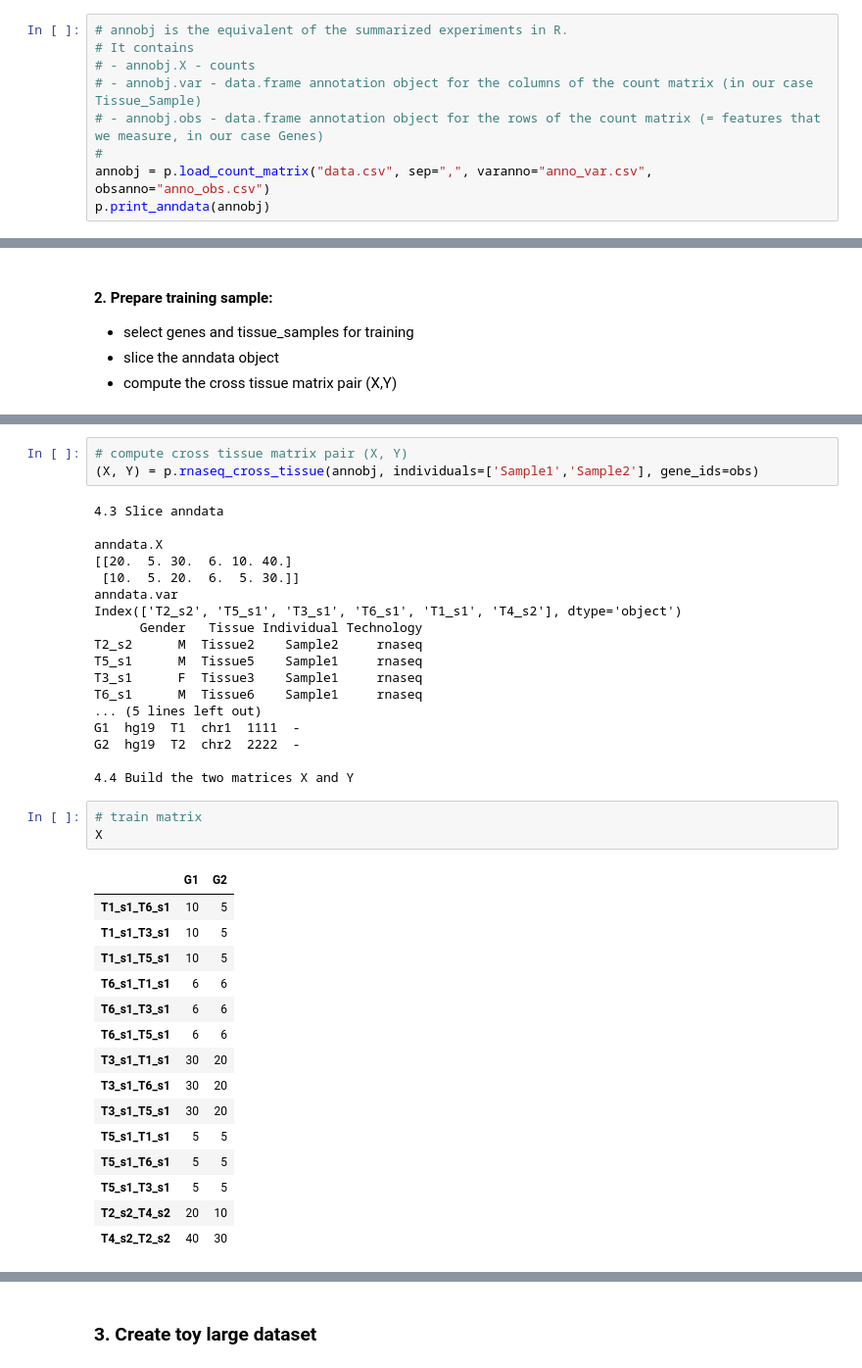
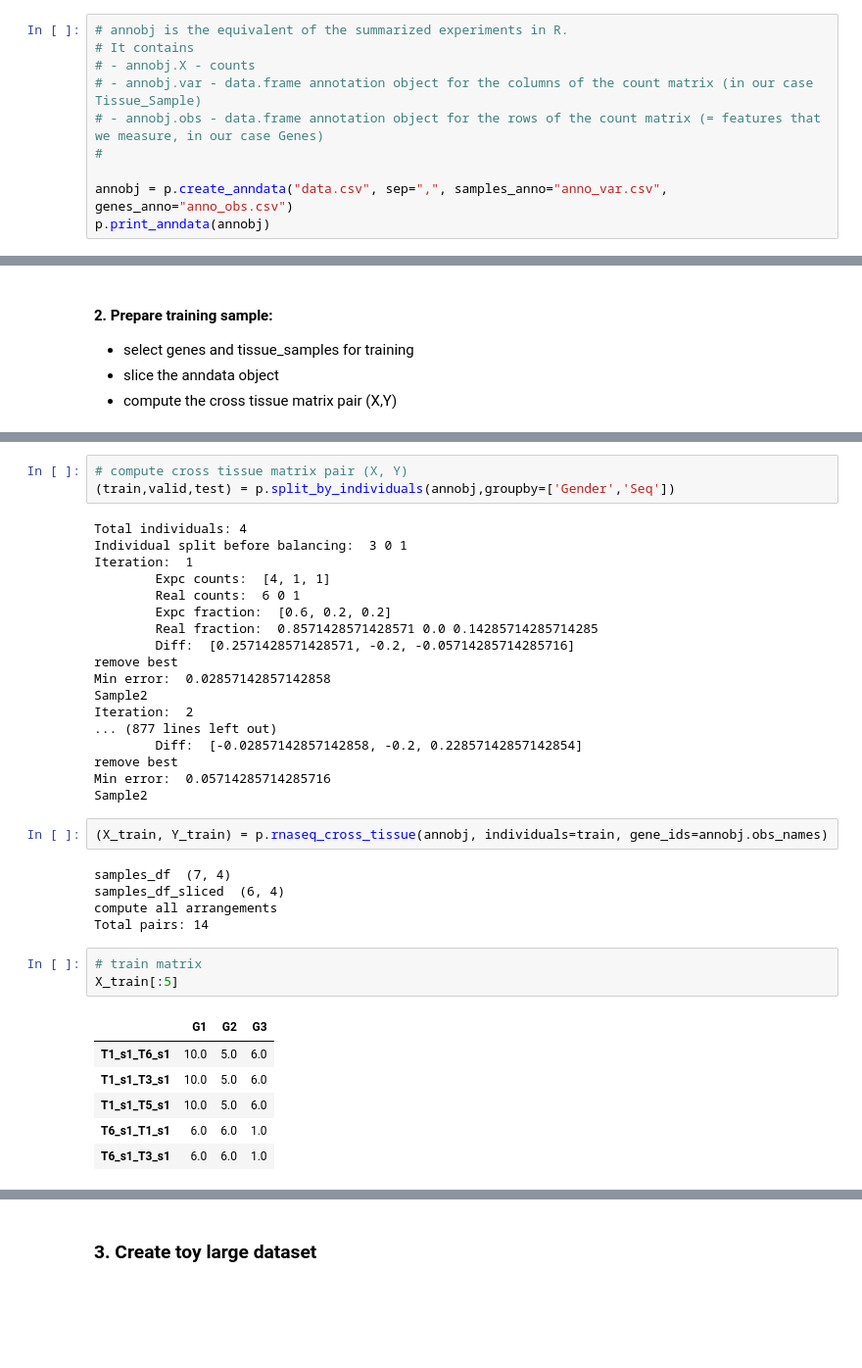
Before and after one commit to gagneurlab/rep, a Jupyter notebook: notebooks/preprocessing/preprocessing.ipynb, the cells around one changed output, grey strips where cells are left out. Shown at 98% size. Drawn from its saved outputs; the diff is of its cells as text; blank space fills up the shorter version.

Commit message:
https://i12g-gagneurweb.informatik.tu-muenchen.de/gitlab/gagneurlab/rep/issues/9 process and split data notebooks

```diff
--- a/notebooks/preprocessing/preprocessing.ipynb
+++ b/notebooks/preprocessing/preprocessing.ipynb
@@ -81,6 +83,7 @@ Writing anno_obs.csv
 # - annobj.var - data.frame annotation object for the columns of the count matrix (in our case Tissue_Sample)
 # - annobj.obs - data.frame annotation object for the rows of the count matrix (= features that we measure, in our case Genes)
 #
-annobj = p.load_count_matrix("data.csv", sep=",", varanno="anno_var.csv", obsanno="anno_obs.csv")
+
+annobj = p.create_anndata("data.csv", sep=",", samples_anno="anno_var.csv", genes_anno="anno_obs.csv")
 p.print_anndata(annobj)
 # %% [output]
@@ -151,40 +144,38 @@ dict_samples_var
 # %%
 # compute cross tissue matrix pair (X, Y)
-(X, Y) = p.rnaseq_cross_tissue(annobj, individuals=['Sample1','Sample2'], gene_ids=obs)
+(train,valid,test) = p.split_by_individuals(annobj,groupby=['Gender','Seq'])
 # %% [output]
-4.3 Slice anndata
-
-anndata.X
-[[20.  5. 30.  6. 10. 40.]
- [10.  5. 20.  6.  5. 30.]]
-anndata.var
-Index(['T2_s2', 'T5_s1', 'T3_s1', 'T6_s1', 'T1_s1', 'T4_s2'], dtype='object')
-      Gender   Tissue Individual Technology
-T2_s2      M  Tissue2    Sample2     rnaseq
-T5_s1      M  Tissue5    Sample1     rnaseq
-T3_s1      F  Tissue3    Sample1     rnaseq
-T6_s1      M  Tissue6    Sample1     rnaseq
-... (5 lines left out)
-G1  hg19  T1  chr1  1111  -
-G2  hg19  T2  chr2  2222  -
-
-4.4 Build the two matrices X and Y
+Total individuals: 4
+Individual split before balancing:  3 0 1
+Iteration:  1
+        Expc counts:  [4, 1, 1]
+        Real counts:  6 0 1
+        Expc fraction:  [0.6, 0.2, 0.2]
+        Real fraction:  0.8571428571428571 0.0 0.14285714285714285
+        Diff:  [0.2571428571428571, -0.2, -0.05714285714285716]
+remove best
+Min error:  0.02857142857142858
+Sample2
+Iteration:  2
+... (877 lines left out)
+        Diff:  [-0.02857142857142858, -0.2, 0.22857142857142854]
+remove best
+Min error:  0.05714285714285716
+Sample2
+# %%
+(X_train, Y_train) = p.rnaseq_cross_tissue(annobj, individuals=train, gene_ids=annobj.obs_names)
+# %% [output]
+samples_df  (7, 4)
+samples_df_sliced  (6, 4)
+compute all arrangements
+Total pairs: 14
 # %%
 # train matrix
-X
+X_train[:5]
 # %% [output]
-|  | G1 | G2 |
-| T1_s1_T6_s1 | 10 | 5 |
-| T1_s1_T3_s1 | 10 | 5 |
-| T1_s1_T5_s1 | 10 | 5 |
-| T6_s1_T1_s1 | 6 | 6 |
-| T6_s1_T3_s1 | 6 | 6 |
-| T6_s1_T5_s1 | 6 | 6 |
-| T3_s1_T1_s1 | 30 | 20 |
-| T3_s1_T6_s1 | 30 | 20 |
-| T3_s1_T5_s1 | 30 | 20 |
-| T5_s1_T1_s1 | 5 | 5 |
-| T5_s1_T6_s1 | 5 | 5 |
-| T5_s1_T3_s1 | 5 | 5 |
-| T2_s2_T4_s2 | 20 | 10 |
-| T4_s2_T2_s2 | 40 | 30 |
+|  | G1 | G2 | G3 |
+| T1_s1_T6_s1 | 10.0 | 5.0 | 6.0 |
+| T1_s1_T3_s1 | 10.0 | 5.0 | 6.0 |
+| T1_s1_T5_s1 | 10.0 | 5.0 | 6.0 |
+| T6_s1_T1_s1 | 6.0 | 6.0 | 1.0 |
+| T6_s1_T3_s1 | 6.0 | 6.0 | 1.0 |
```
Also changed, not shown: parts of 27 cells of this notebook, 2 other files.
